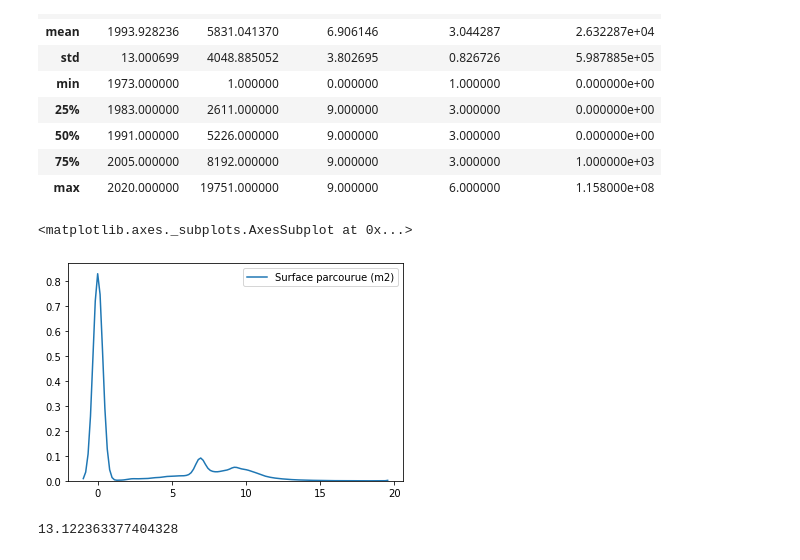
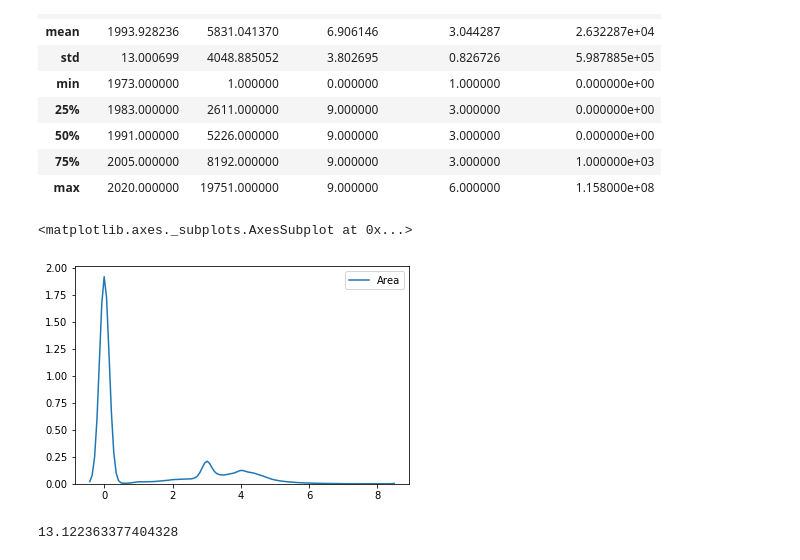
Before and after one commit to fd0r/Wildfire-Area, a Jupyter notebook: coco_notebook.ipynb, the cells around one changed output. Drawn from its saved outputs; the diff is of its cells as text; code cells hidden in the pictures.

```diff
--- a/coco_notebook.ipynb
+++ b/coco_notebook.ipynb
@@ -15,7 +15,7 @@ from utils import add_forest_areas, dfci_to_wgs
 
 #add_forest_areas('./data/FOR_PUBL_FR_SE.json', './data/FOR_PUBL_FR_SE_A.json')
 # %%
-fires = pd.read_csv('./data/train.csv')#./../../../../Downloads/liste_incendies_ du_31_01_2020.csv', sep=';', skiprows=2)
+fires = pd.read_csv('../data/fires_good_DFCI.csv')#./../../../../Downloads/liste_incendies_ du_31_01_2020.csv', sep=';', skiprows=2)
 # %%
 fires.head()
 # %% [output]
@@ -44,11 +44,11 @@ fires.describe()
 | 75% | 2005.000000 | 8192.000000 | 9.000000 | 3.000000 | 1.000000e+03 |
 | max | 2020.000000 | 19751.000000 | 9.000000 | 6.000000 | 1.158000e+08 |
 # %%
-logSurf = np.log10(np.clip(fires['Surface parcourue (m2)'], a_min=1, a_max=None))
+logSurf = np.log10(np.clip(fires['Area'], a_min=1, a_max=None))
 seaborn.kdeplot(logSurf)
 # %% [output]
 <matplotlib.axes._subplots.AxesSubplot at 0x...>
-[figure, old version]
+[figure, new version]
 # %%
 np.log(5e5)
 # %% [output]
```
Also changed, not shown: parts of 19 cells of this notebook, 2 other files.
